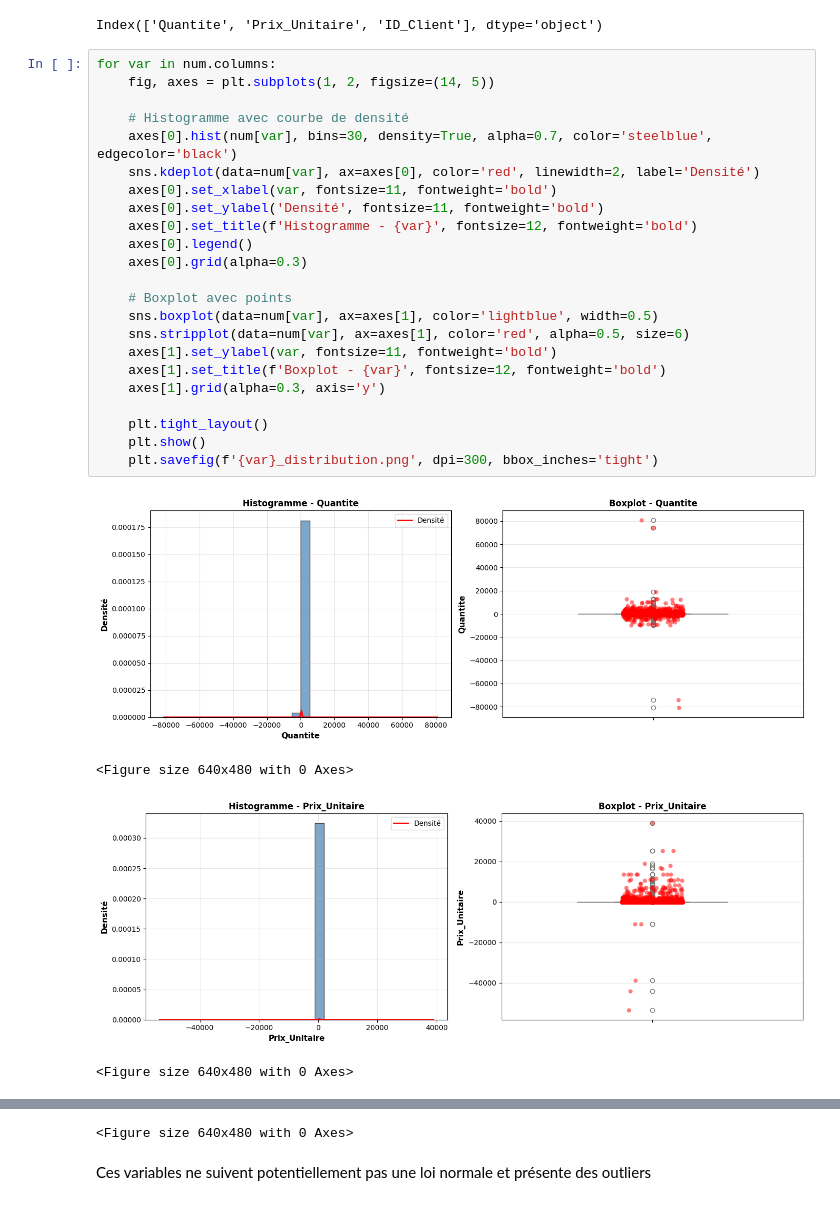
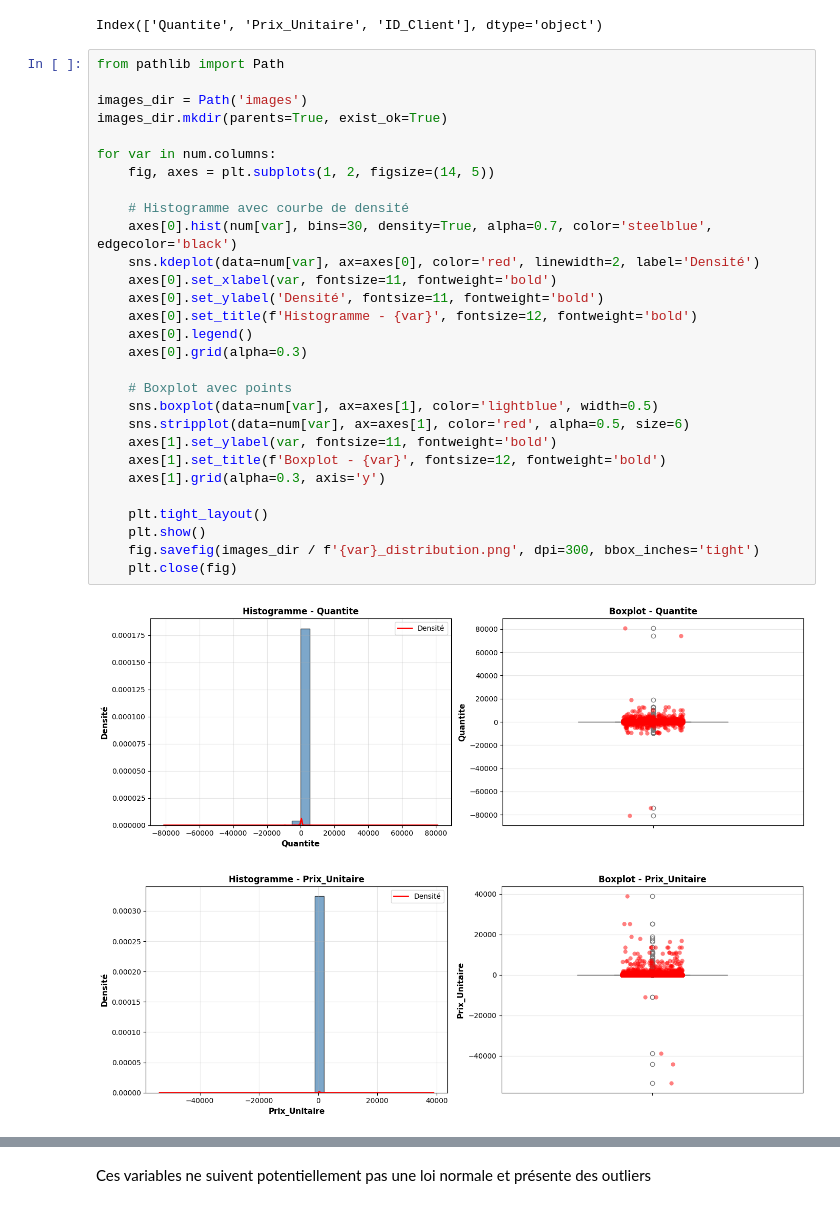
Before and after one commit to Larissa574/Segmentation_clients, a Jupyter notebook: segmentation_clients.ipynb, the cells around one changed output, grey strips where cells are left out. Saved outputs shown, nothing was run; the diff lists cells and outputs as text.

```diff
--- a/segmentation_clients.ipynb
+++ b/segmentation_clients.ipynb
@@ -194,35 +194,38 @@ print(num.columns)
 # %% [output]
 Index(['Quantite', 'Prix_Unitaire', 'ID_Client'], dtype='object')
 # %%
+from pathlib import Path
+
+images_dir = Path('images')
+images_dir.mkdir(parents=True, exist_ok=True)
+
 for var in num.columns:
     fig, axes = plt.subplots(1, 2, figsize=(14, 5))
 
     # Histogramme avec courbe de densité
     axes[0].hist(num[var], bins=30, density=True, alpha=0.7, color='steelblue', edgecolor='black')
     sns.kdeplot(data=num[var], ax=axes[0], color='red', linewidth=2, label='Densité')
     axes[0].set_xlabel(var, fontsize=11, fontweight='bold')
     axes[0].set_ylabel('Densité', fontsize=11, fontweight='bold')
     axes[0].set_title(f'Histogramme - {var}', fontsize=12, fontweight='bold')
     axes[0].legend()
     axes[0].grid(alpha=0.3)
 
     # Boxplot avec points
     sns.boxplot(data=num[var], ax=axes[1], color='lightblue', width=0.5)
     sns.stripplot(data=num[var], ax=axes[1], color='red', alpha=0.5, size=6)
     axes[1].set_ylabel(var, fontsize=11, fontweight='bold')
     axes[1].set_title(f'Boxplot - {var}', fontsize=12, fontweight='bold')
     axes[1].grid(alpha=0.3, axis='y')
 
     plt.tight_layout()
     plt.show()
-    plt.savefig(f'{var}_distribution.png', dpi=300, bbox_inches='tight')
+    fig.savefig(images_dir / f'{var}_distribution.png', dpi=300, bbox_inches='tight')
+    plt.close(fig)
 # %% [output]
-[figure, old version]
+[figure, new version]
-<Figure size 640x480 with 0 Axes>
-[figure, old version]
+[figure, new version]
-<Figure size 640x480 with 0 Axes>
 [figure]
-<Figure size 640x480 with 0 Axes>
 # %% [markdown]
 Ces variables ne suivent potentiellement pas une loi normale et présente des outliers
 # %% [markdown]
```
Also changed, not shown: parts of 6 cells of this notebook, 1 other file.
